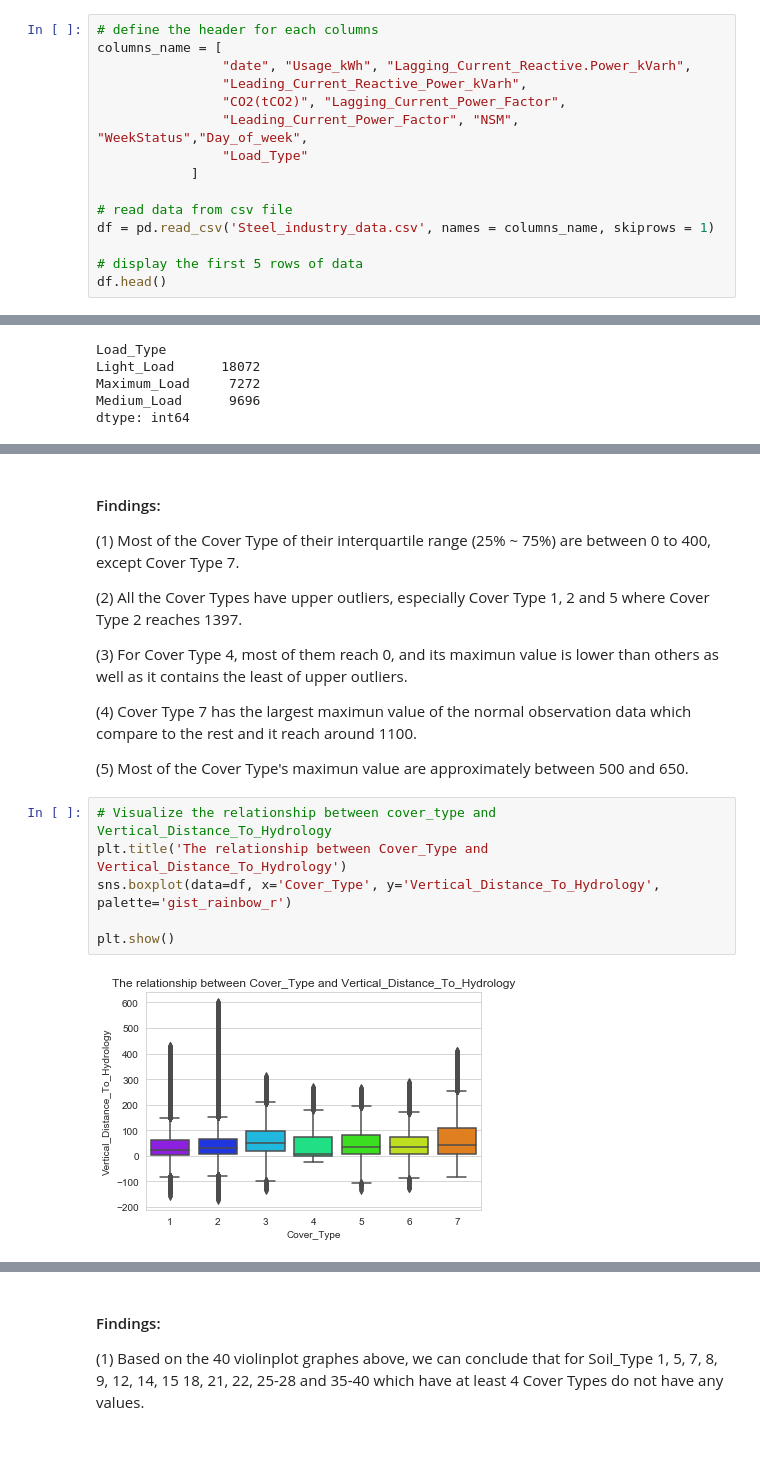
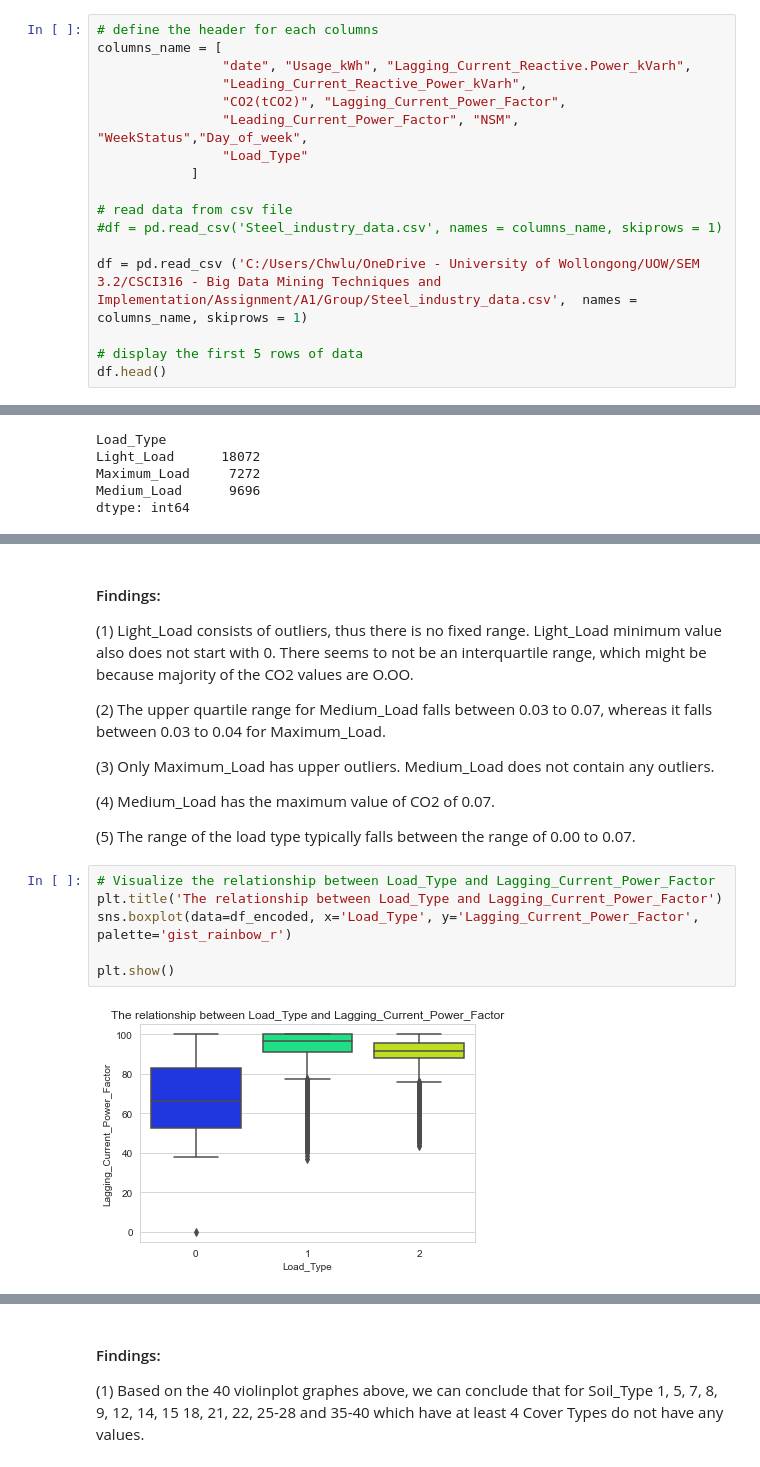
Before and after one commit to lyx97/CSCI316, a Jupyter notebook: Group 6/CSCI316_A1_Group_LeeYuXian_ChongHuiWen_TanKayceeWanChing.ipynb, the cells around one changed output, grey strips where cells are left out. Saved outputs shown, nothing was run; the diff lists cells and outputs as text.

```diff
--- a/Group 6/CSCI316_A1_Group_LeeYuXian_ChongHuiWen_TanKayceeWanChing.ipynb
+++ b/Group 6/CSCI316_A1_Group_LeeYuXian_ChongHuiWen_TanKayceeWanChing.ipynb
@@ -45,7 +45,9 @@ columns_name = [
             ]
 
 # read data from csv file
-df = pd.read_csv('Steel_industry_data.csv', names = columns_name, skiprows = 1)
+#df = pd.read_csv('Steel_industry_data.csv', names = columns_name, skiprows = 1)
+
+df = pd.read_csv ('C:/Users/Chwlu/OneDrive - University of Wollongong/UOW/SEM 3.2/CSCI316 - Big Data Mining Techniques and Implementation/Assignment/A1/Group/Steel_industry_data.csv',  names = columns_name, skiprows = 1)
 
 # display the first 5 rows of data
 df.head()
@@ -316,23 +327,23 @@ plt.show()
 # %% [markdown]
 #### Findings:
 
-(1) Most of the Cover Type of their interquartile range (25% ~ 75%) are between 0 to 400, except Cover Type 7.
+(1) Light_Load consists of outliers, thus there is no fixed range. Light_Load minimum value also does not start with 0. There seems to not be an interquartile range, which might be because majority of the CO2 values are O.OO.
 
-(2) All the Cover Types have upper outliers, especially Cover Type 1, 2 and 5 where Cover Type 2 reaches 1397.
+(2) The upper quartile range for Medium_Load falls between 0.03 to 0.07, whereas it falls between 0.03 to 0.04 for Maximum_Load.
 
-(3) For Cover Type 4, most of them reach 0, and its maximun value is lower than others as well as it contains the least of upper outliers.
+(3) Only Maximum_Load has upper outliers. Medium_Load does not contain any outliers.
 
-(4) Cover Type 7 has the largest maximun value of the normal observation data which compare to the rest and it reach around 1100.
+(4) Medium_Load has the maximum value of CO2 of 0.07.
 
-(5) Most of the Cover Type's maximun value are approximately between 500 and 650.
+(5) The range of the load type typically falls between the range of 0.00 to 0.07.
 # %%
-# Visualize the relationship between cover_type and Vertical_Distance_To_Hydrology
-plt.title('The relationship between Cover_Type and Vertical_Distance_To_Hydrology')
-sns.boxplot(data=df, x='Cover_Type', y='Vertical_Distance_To_Hydrology', palette='gist_rainbow_r')
+# Visualize the relationship between Load_Type and Lagging_Current_Power_Factor
+plt.title('The relationship between Load_Type and Lagging_Current_Power_Factor')
+sns.boxplot(data=df_encoded, x='Load_Type', y='Lagging_Current_Power_Factor', palette='gist_rainbow_r')
 
 plt.show()
 # %% [output]
-[figure, old version]
+[figure, new version]
 # %% [markdown]
 #### Findings:
 
```
Also changed, not shown: parts of 30 cells of this notebook.
